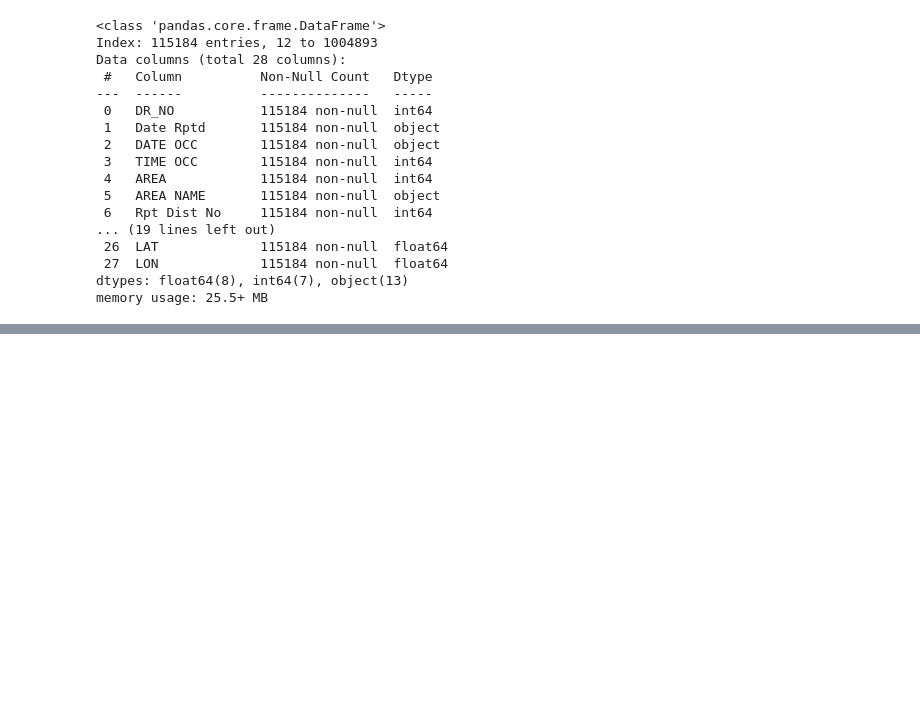
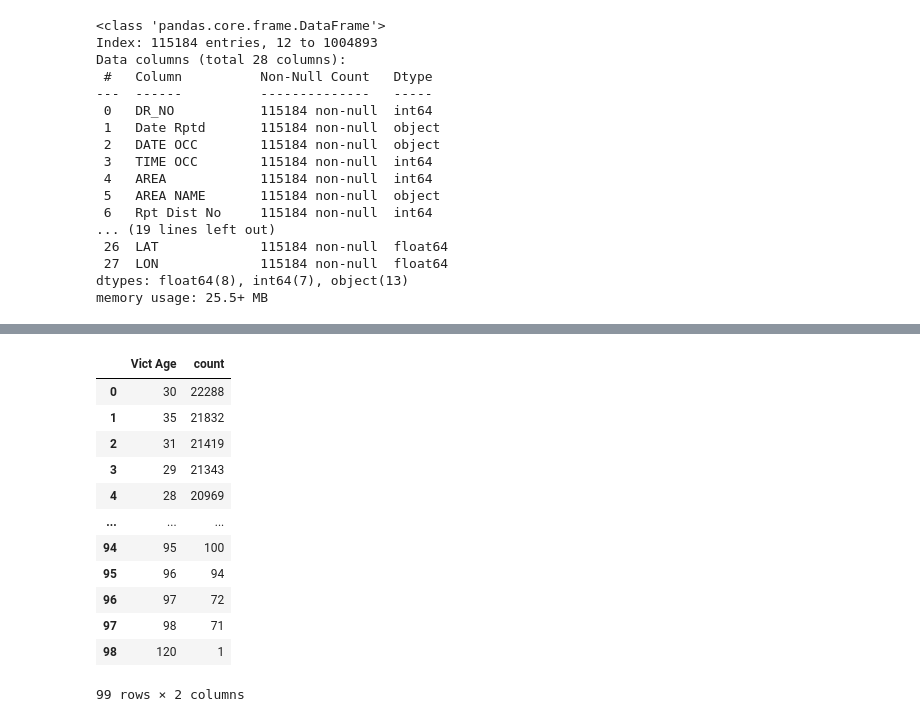
Before and after one commit to lucassilva-aiengineer/Seguranca-Publica-Los-Angeles, a Jupyter notebook: notebooks/main.ipynb, the cells around one changed output, grey strips where cells are left out. Saved outputs shown, nothing was run; the diff lists cells and outputs as text; code cells hidden in the pictures; blank space fills up the shorter version.

```diff
--- a/notebooks/main.ipynb
+++ b/notebooks/main.ipynb
@@ -192,0 +216,23 @@ genero_vitmas_roubo_carro.head()
+# %%
+# Qual a idade das vítimas?
+
+contagem_idade = df["Vict Age"].value_counts().reset_index()
+# %%
+contagem_idade = contagem_idade[(contagem_idade["Vict Age"] > 0) & (contagem_idade["Vict Age"] < 130)]
+contagem_idade = contagem_idade.reset_index()
+# %%
+contagem_idade.drop("index", axis= 1)
+# %% [output]
+|  | Vict Age | count |
+| 0 | 30 | 22288 |
+| 1 | 35 | 21832 |
+| 2 | 31 | 21419 |
+| 3 | 29 | 21343 |
+| 4 | 28 | 20969 |
+| ... | ... | ... |
+| 94 | 95 | 100 |
+| 95 | 96 | 94 |
+| 96 | 97 | 72 |
+| 97 | 98 | 71 |
+| 98 | 120 | 1 |
+99 rows × 2 columns
```
Also changed, not shown: parts of 8 cells of this notebook.
